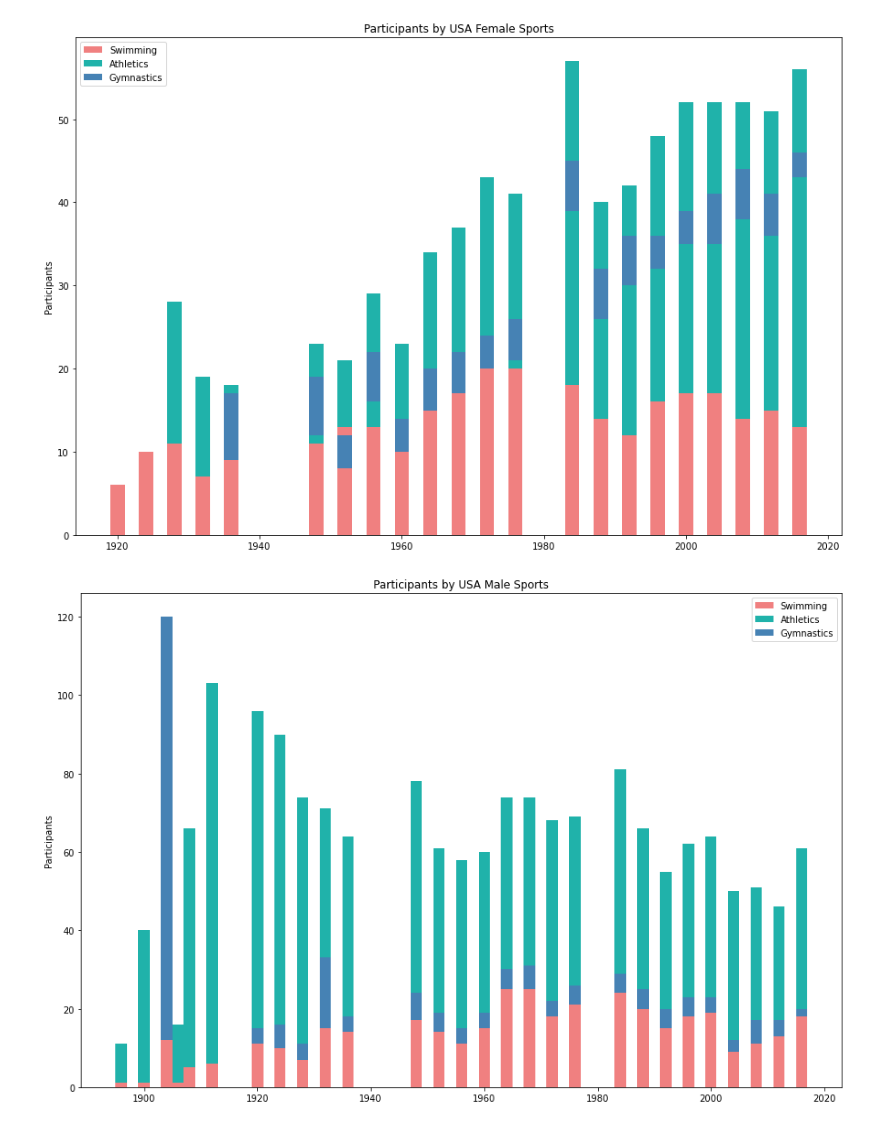
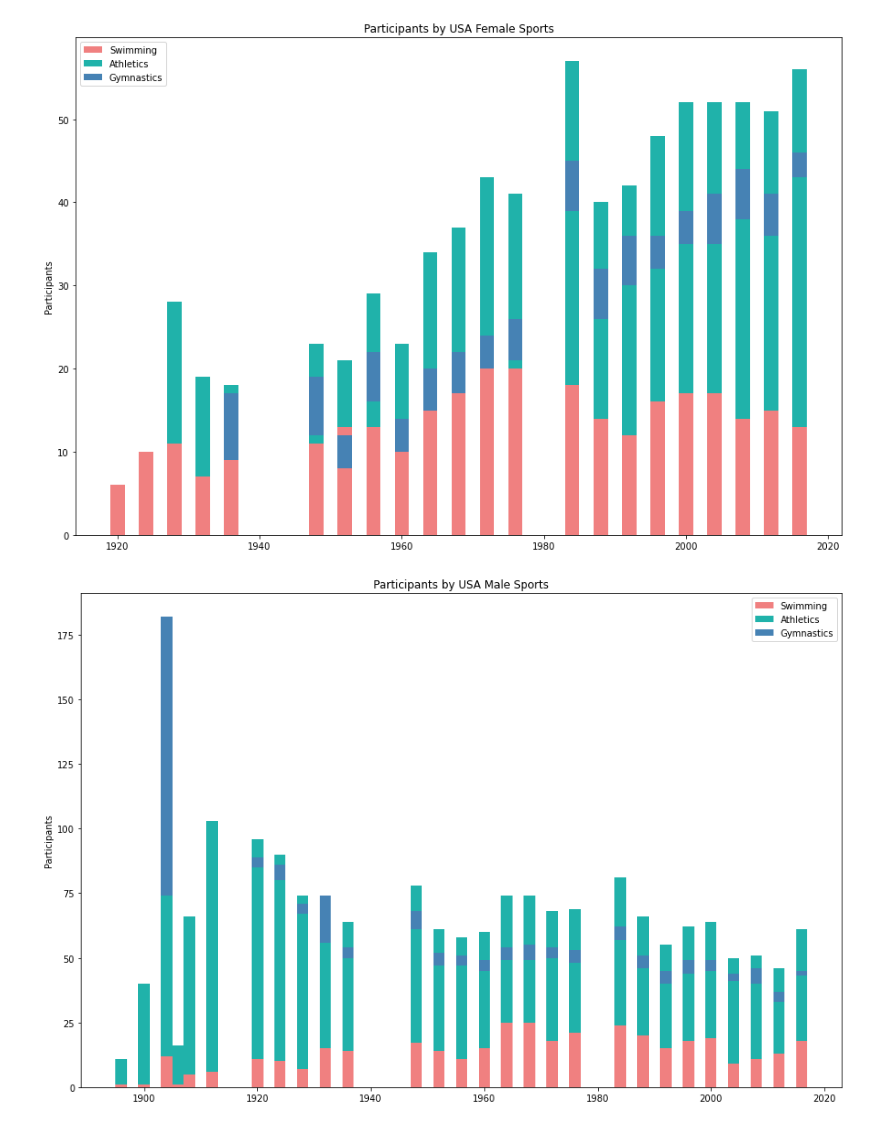
Before and after one commit to fhelms8/Git_Sum_Group_Prj, a Jupyter notebook: women.ipynb, the cells around one changed output. Drawn from its saved outputs; the diff is of its cells as text; code cells hidden in the pictures.

```diff
--- a/women.ipynb
+++ b/women.ipynb
@@ -238,29 +238,29 @@ men_swm_df.columns = ['Swimming']
 # %%
 merged_men = pd.merge(men_athl_df, men_gym_df, on="Year", how="outer")
 merged_men = pd.merge(merged_men, men_swm_df, on="Year", how="outer")
 merged_men.fillna(0, inplace = True)
 merged_men = merged_men.astype(int)
 merged_men
 
 
 width = 2.00       # the width of the bars: can also be len(x) sequence
 
 # fig, ax = plt.subplots()
 fig, ax = plt.subplots(figsize=(15, 10))
 # ax.bar(labels, men_means, width, yerr=men_std, label='Men')
 ax.bar(merged_men.index, merged_men['Swimming'], width,
        label='Swimming', color= 'lightcoral')
 ax.bar(merged_men.index, merged_men['Athletics'], width, bottom= merged_men['Swimming'],
        label='Athletics', color = 'lightseagreen')
-ax.bar(merged_men.index, merged_men['Gymnastics'], width, bottom= merged_men['Swimming'],
+ax.bar(merged_men.index, merged_men['Gymnastics'], width, bottom= merged_men['Athletics'],
        label='Gymnastics', color ='steelblue')
 
 
 
 ax.set_ylabel('Participants')
 ax.set_title('Participants by USA Male Sports')
 ax.legend()
 
 plt.show()
 # %% [output]
-[figure, old version]
+[figure, new version]
```
Also changed, not shown: parts of 1 cell of this notebook, 2 other files.
